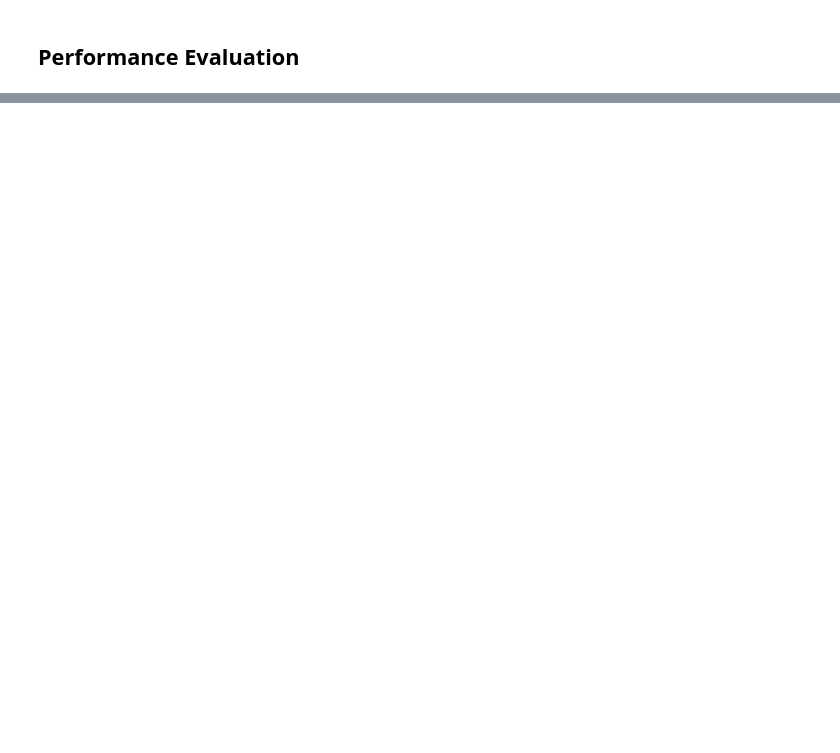
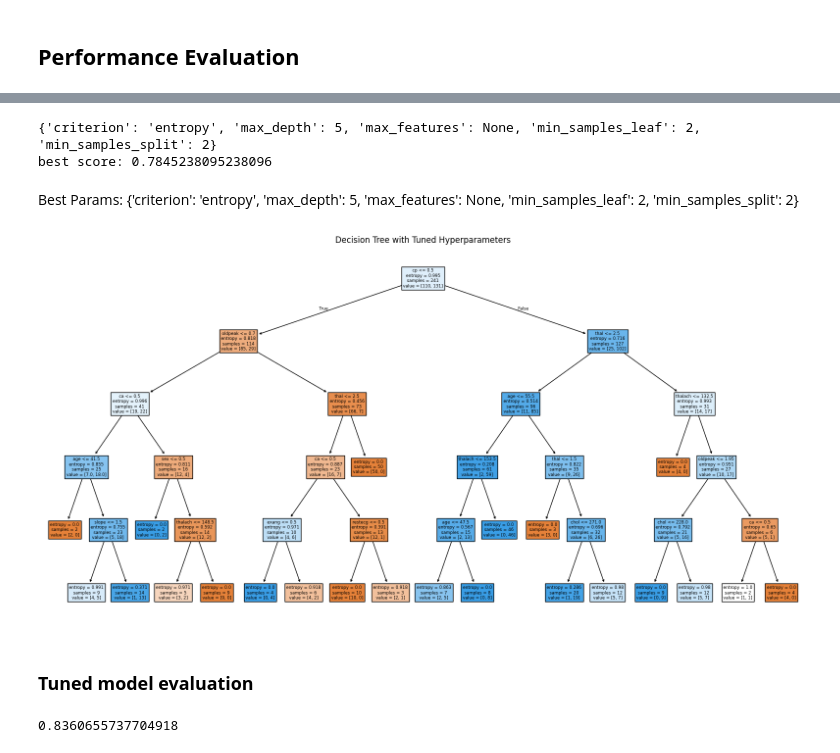
Before and after one commit to raha86/Decision_Tree_Classifier_Heart_disease_prediction, a Jupyter notebook: Decision_Tree_Classifier_Heart_disease_prediction.ipynb, the cells around one changed output, grey strips where cells are left out. Cells and saved outputs as stored; diff of their text form; code cells hidden in the pictures; blank space fills up the shorter version.

```diff
--- a/Decision_Tree_Classifier_Heart_disease_prediction.ipynb
+++ b/Decision_Tree_Classifier_Heart_disease_prediction.ipynb
@@ -239,0 +244,15 @@ plt.show()
+# %%
+# Define hyperparameter grid
+param_grid = {
+    'max_depth': [3, 5, 10, None],
+    'min_samples_split': [2, 5, 10],
+    'min_samples_leaf': [1, 2, 4],
+    'max_features': [None, 'sqrt', 'log2'],
+    'criterion': ['gini', 'entropy']
+}
+# %%
+# Perform grid search
+grid_search = GridSearchCV(estimator=dec_tree_cl, param_grid=param_grid,
+                           cv=5, scoring='accuracy', n_jobs=-1)
+# %%
+grid_search.fit(x_train, y_train)
@@ -239,0 +267,18 @@ plt.show()
+# %%
+print(grid_search.best_params_)
+print(f'best score: {grid_search.best_score_}')
+# %% [output]
+{'criterion': 'entropy', 'max_depth': 5, 'max_features': None, 'min_samples_leaf': 2, 'min_samples_split': 2}
+best score: 0.7845238095238096
+# %% [markdown]
+Best Params: {'criterion': 'entropy', 'max_depth': 5, 'max_features': None, 'min_samples_leaf': 2, 'min_samples_split': 2}
+# %%
+dec_tree_tuned = grid_search.best_estimator_
+# %%
+#plotting tuned decision tree
+plt.figure(figsize=(20, 10))
+plot_tree(dec_tree_tuned, filled=True, feature_names=list(data.columns))
+plt.title('Decision Tree with Tuned Hyperparameters')
+plt.show()
+# %% [output]
+[figure, added]
@@ -239,0 +287,6 @@ plt.show()
+# %% [markdown]
+### **Tuned model evaluation**
+# %%
+accuracy_score(y_test, y_pred_tuned)
+# %% [output]
+0.8360655737704918
```
Also changed, not shown: parts of 11 cells of this notebook.
